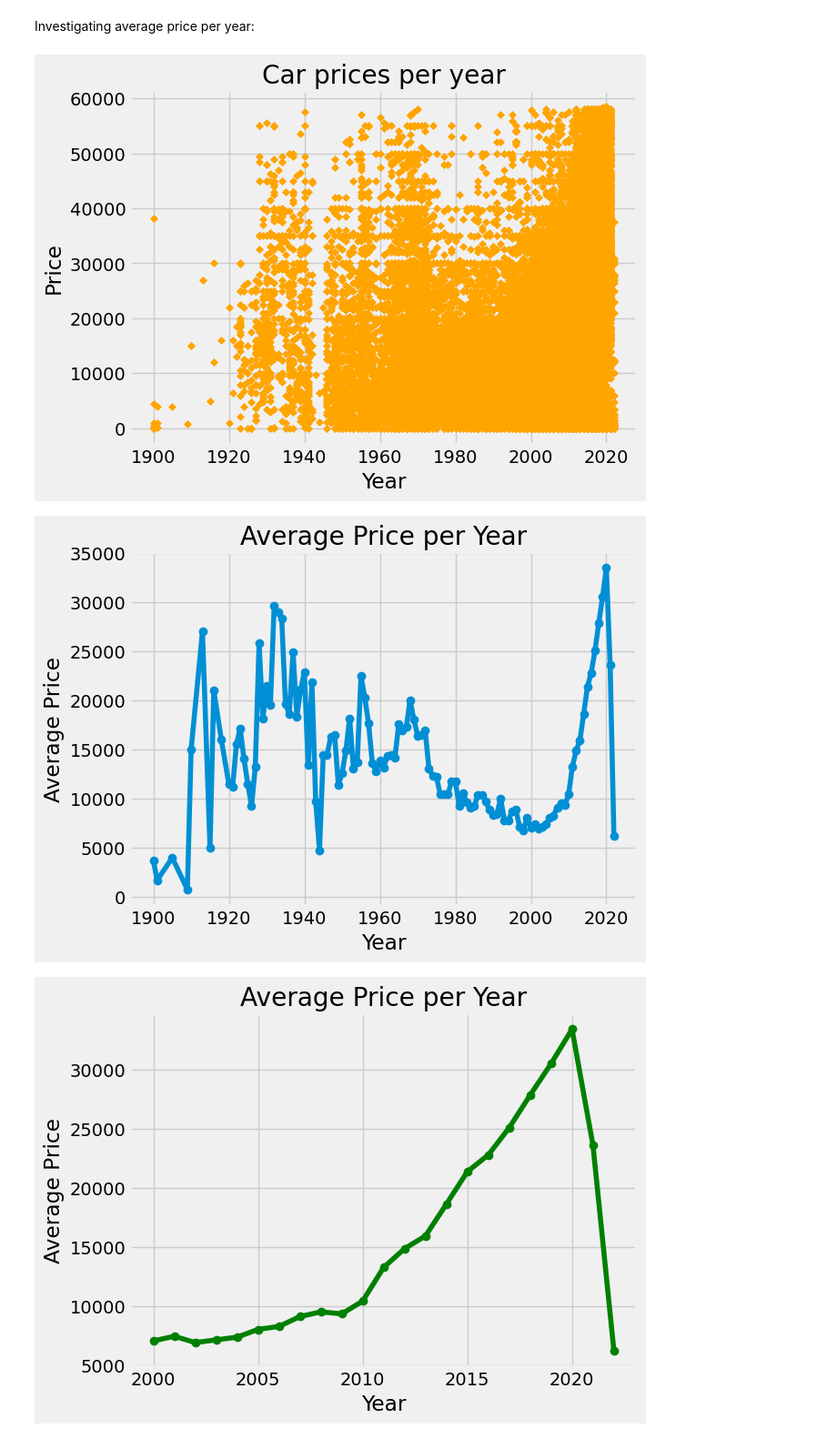
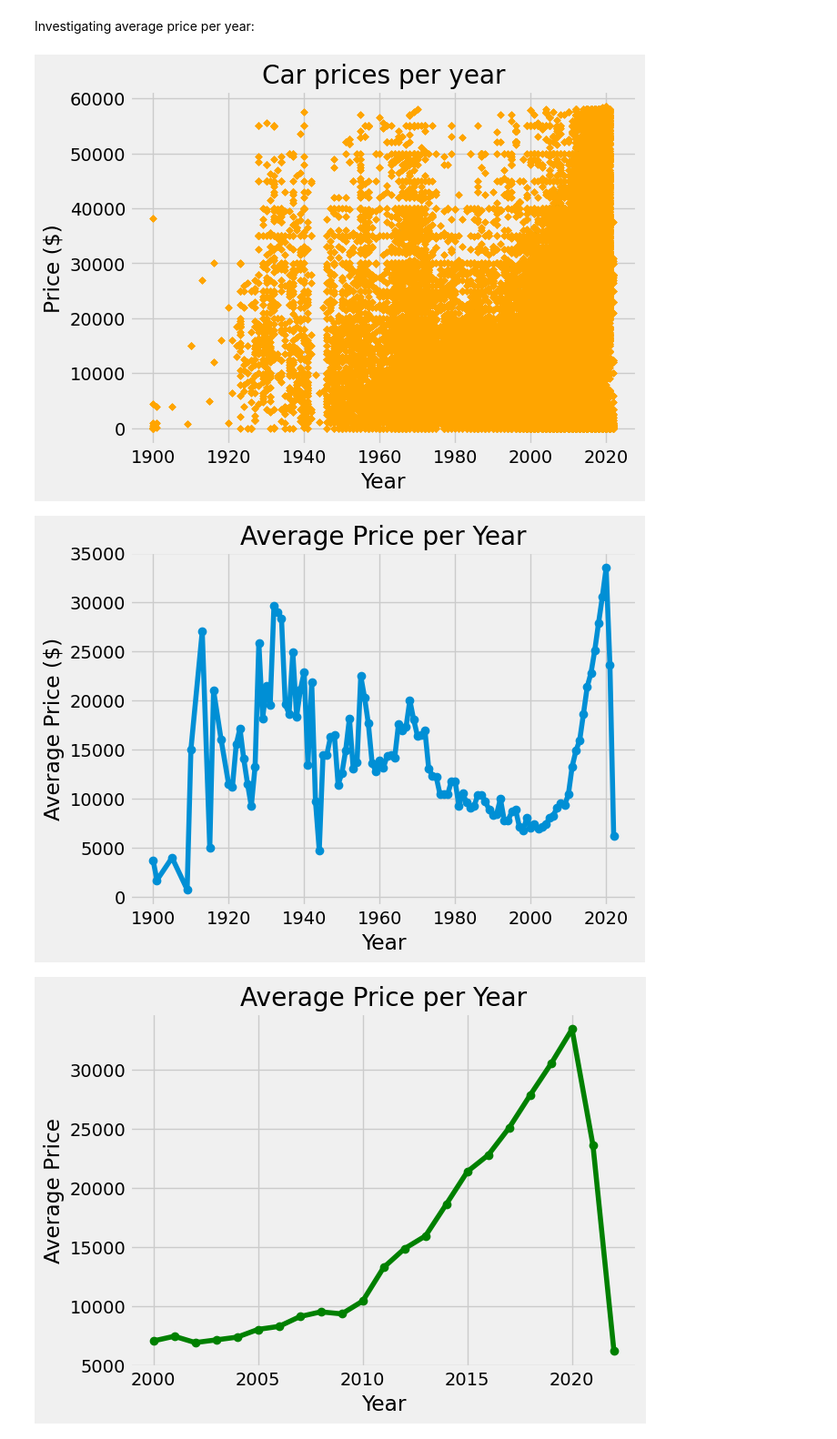
Before and after one commit to LewisRRamsey/Data-science-and-analytics-side-projects, a Jupyter notebook: Data analysis side project on used cars/Jupyter notebook file for project.ipynb, the cells around one changed output. Shown at 91% size. Saved outputs shown, nothing was run; the diff lists cells and outputs as text; code cells hidden in the pictures.

```diff
--- a/Data analysis side project on used cars/Jupyter notebook file for project.ipynb
+++ b/Data analysis side project on used cars/Jupyter notebook file for project.ipynb
@@ -203,13 +203,13 @@ Investigating average price per year:
 # %%
 # Comparing year to price
 
 plt.scatter(clean_cars_df["year"].values, clean_cars_df["price"].values, color = 'orange', marker = 'x', s = 10)
 plt.title('Car prices per year')
 plt.xlabel('Year')
-plt.ylabel('Price')
+plt.ylabel('Price ($)')
 plt.show()
 # %% [output]
-[figure, old version]
+[figure, new version]
 # %%
 # Creating graph to show average price per year
 
@@ -218,10 +218,10 @@ avg_price_per_year = clean_cars_df.groupby('year')['price'].mean()
 # Plotting
 avg_price_per_year.plot(kind='line', marker='o', title='Average Price per Year')
 plt.xlabel('Year')
-plt.ylabel('Average Price')
+plt.ylabel('Average Price ($)')
 plt.show()
 # %% [output]
-[figure, old version]
+[figure, new version]
 # %%
 # showing modern trends of price by year
 
```
Also changed, not shown: parts of 1 cell of this notebook, 2 other files.
